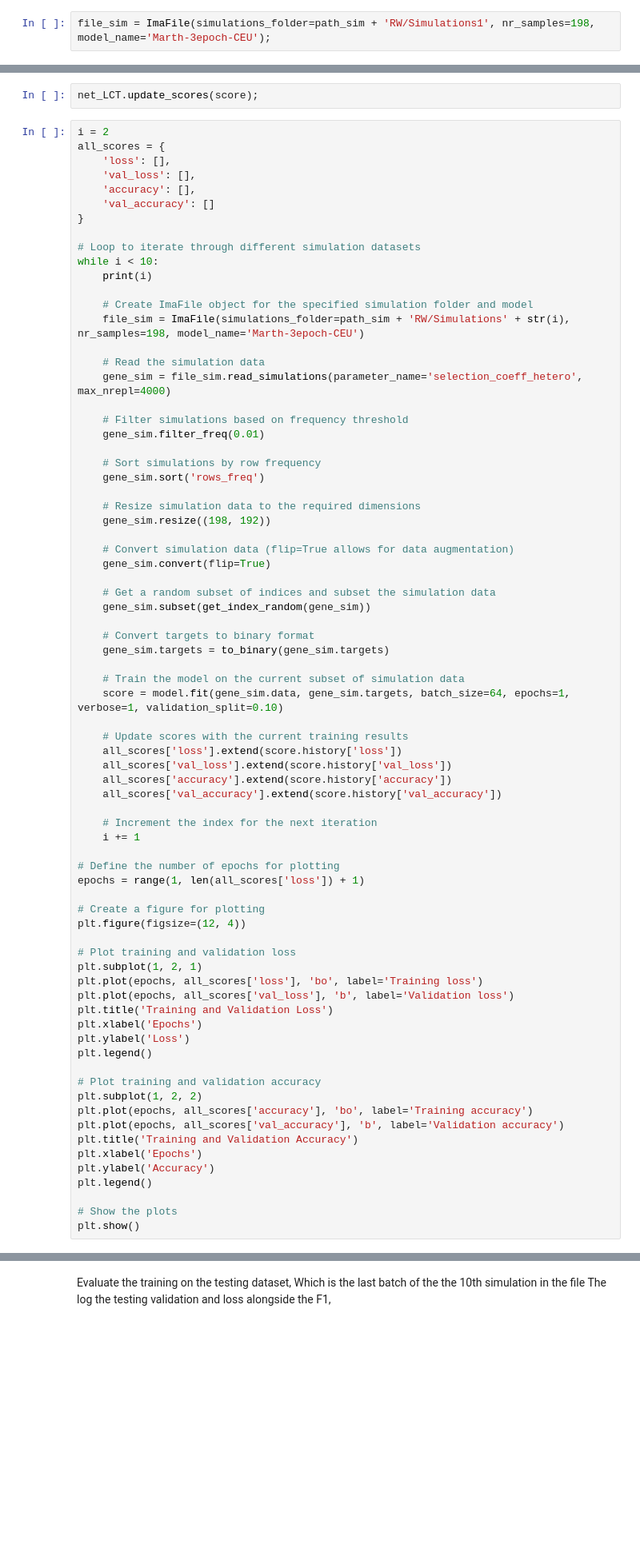
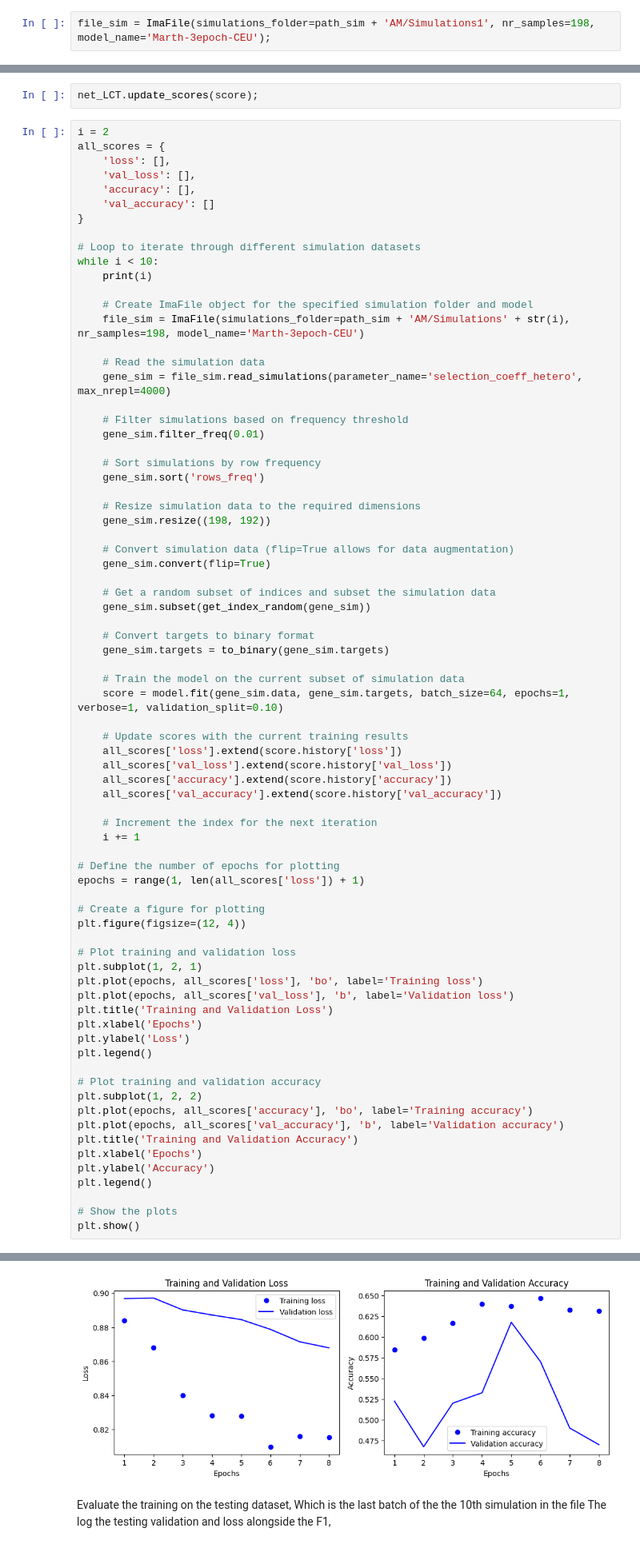
Before and after one commit to Djinho/EvoNet-CNN-Insight, a Jupyter notebook: model_training/Ancient_moderate/AM.ipynb, the cells around one changed output, grey strips where cells are left out. Shown at 80% size. Cells and saved outputs as stored; diff of their text form; blank space fills up the shorter version.

```diff
--- a/model_training/Ancient_moderate/AM.ipynb
+++ b/model_training/Ancient_moderate/AM.ipynb
@@ -62,7 +67,7 @@ subprocess.call("bash ../../generate_dataset.sh params_recent_weak.txt".split())
 
 path_sim = './'
 # %%
-file_sim = ImaFile(simulations_folder=path_sim + 'RW/Simulations1', nr_samples=198, model_name='Marth-3epoch-CEU');
+file_sim = ImaFile(simulations_folder=path_sim + 'AM/Simulations1', nr_samples=198, model_name='Marth-3epoch-CEU');
 # %% [markdown]
 Then, we populate an _ImaGene_ object by specifying the variable we want to estimate/predict (`selection_coeff_hetero`) and how many data points per class we wish to retain.
 As a quick example, we will use only 2000 data points per class.
@@ -155,7 +200,7 @@ while i < 10:
     print(i)
 
     # Create ImaFile object for the specified simulation folder and model
-    file_sim = ImaFile(simulations_folder=path_sim + 'RW/Simulations' + str(i), nr_samples=198, model_name='Marth-3epoch-CEU')
+    file_sim = ImaFile(simulations_folder=path_sim + 'AM/Simulations' + str(i), nr_samples=198, model_name='Marth-3epoch-CEU')
 
     # Read the simulation data
     gene_sim = file_sim.read_simulations(parameter_name='selection_coeff_hetero', max_nrepl=4000)
@@ -216,3 +261,4 @@ plt.legend()
 
 # Show the plots
 plt.show()
+# %% [output]
@@ -219,3 +281,4 @@ plt.show()
+[figure, added]
 # %% [markdown]
 Evaluate the training on the testing dataset, Which is the last batch of the the 10th simulation in the file
 The log the testing validation and loss alongside the F1,
```
Also changed, not shown: parts of 13 cells of this notebook.
